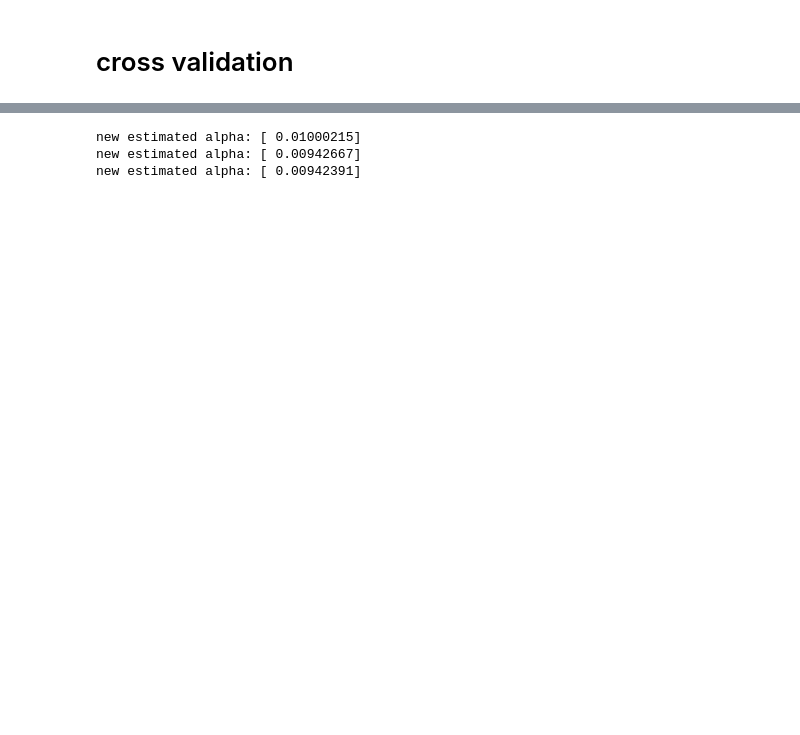
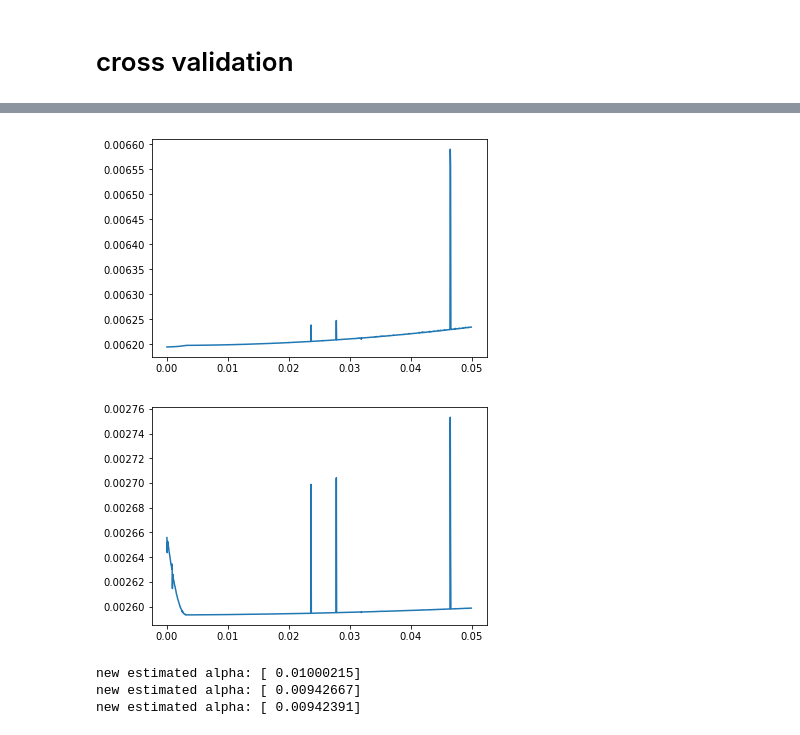
Before and after one commit to readdy/readdy_learn, a Jupyter notebook: analyze/analyze_simple.ipynb, the cells around one changed output, grey strips where cells are left out. Cells and saved outputs as stored; diff of their text form; code cells hidden in the pictures; blank space fills up the shorter version.

```diff
--- a/analyze/analyze_simple.ipynb
+++ b/analyze/analyze_simple.ipynb
@@ -251,0 +244,5 @@ cost_test[0] - cost_test[23]
+# %%
+plot_cv_for_alphas(np.arange(0., 0.05, .00005))
+# %% [output]
+[figure, added]
+[figure, added]
```
Also changed, not shown: parts of 16 cells of this notebook, 4 other files.
